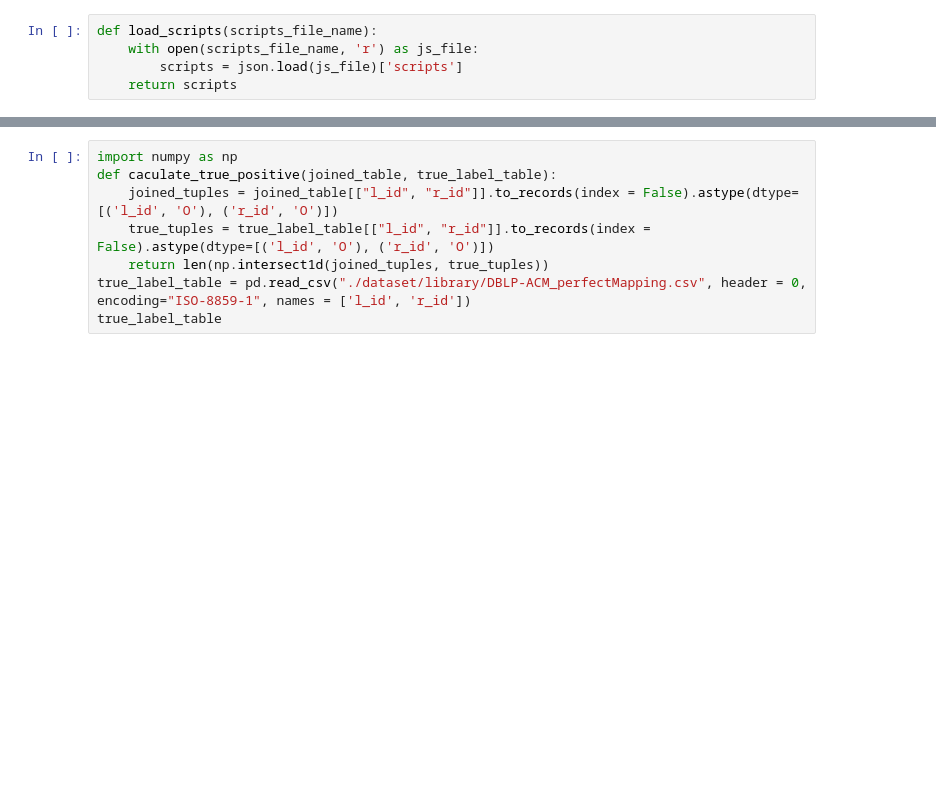
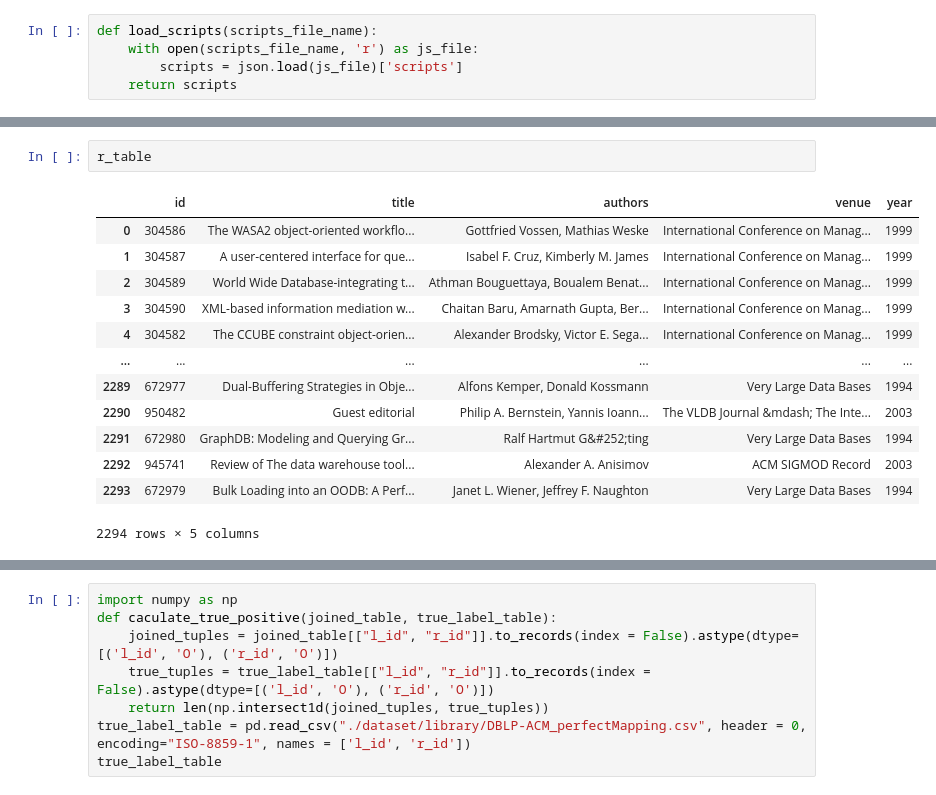
Before and after one commit to tuandung222/Data-Integration-with-String-Matching, a Jupyter notebook: experiment.ipynb, the cells around one changed output, grey strips where cells are left out. Drawn from its saved outputs; the diff is of its cells as text; blank space fills up the shorter version.

```diff
--- a/experiment.ipynb
+++ b/experiment.ipynb
@@ -64,0 +138,16 @@ def load_scripts(scripts_file_name):
+# %%
+r_table
+# %% [output]
+|  | id | title | authors | venue | year |
+| 0 | 304586 | The WASA2 object-oriented workflo... | Gottfried Vossen, Mathias Weske | International Conference on Manag... | 1999 |
+| 1 | 304587 | A user-centered interface for que... | Isabel F. Cruz, Kimberly M. James | International Conference on Manag... | 1999 |
+| 2 | 304589 | World Wide Database-integrating t... | Athman Bouguettaya, Boualem Benat... | International Conference on Manag... | 1999 |
+| 3 | 304590 | XML-based information mediation w... | Chaitan Baru, Amarnath Gupta, Ber... | International Conference on Manag... | 1999 |
+| 4 | 304582 | The CCUBE constraint object-orien... | Alexander Brodsky, Victor E. Sega... | International Conference on Manag... | 1999 |
+| ... | ... | ... | ... | ... | ... |
+| 2289 | 672977 | Dual-Buffering Strategies in Obje... | Alfons Kemper, Donald Kossmann | Very Large Data Bases | 1994 |
+| 2290 | 950482 | Guest editorial | Philip A. Bernstein, Yannis Ioann... | The VLDB Journal &mdash; The Inte... | 2003 |
+| 2291 | 672980 | GraphDB: Modeling and Querying Gr... | Ralf Hartmut G&#252;ting | Very Large Data Bases | 1994 |
+| 2292 | 945741 | Review of The data warehouse tool... | Alexander A. Anisimov | ACM SIGMOD Record | 2003 |
+| 2293 | 672979 | Bulk Loading into an OODB: A Perf... | Janet L. Wiener, Jeffrey F. Naughton | Very Large Data Bases | 1994 |
+2294 rows × 5 columns
```
Also changed, not shown: parts of 26 cells of this notebook, 6 other files.
